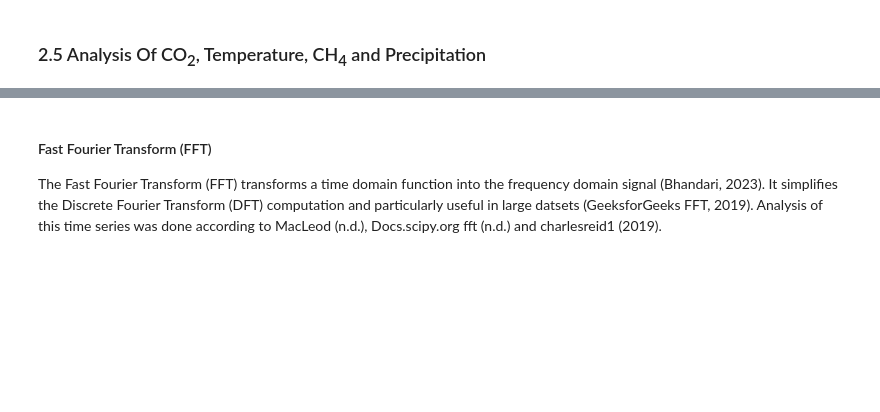
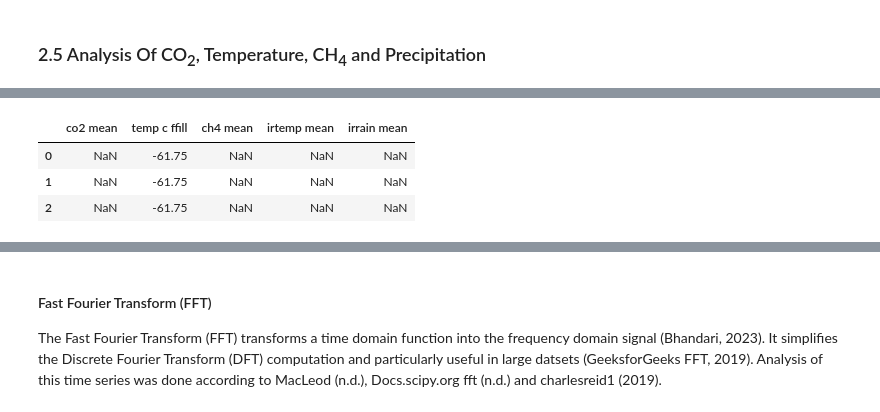
Before and after one commit to nurbujang/2progdaw23, a Jupyter notebook: project2.ipynb, the cells around one changed output, grey strips where cells are left out. Drawn from its saved outputs; the diff is of its cells as text; code cells hidden in the pictures; blank space fills up the shorter version.

```diff
--- a/project2.ipynb
+++ b/project2.ipynb
@@ -1504,0 +1469,44 @@ df_all[2].head(3)
+# %%
+import pymannkendall as mk
+
+mkzcols = ['co2 mean', 'temp c ffill', 'ch4 mean', 'irtemp mean', 'irrain mean']
+dfammkz = pd.read_csv('df_all_merge.csv', usecols=mkzcols)
+dfammkz.head(3)
+
+# df has to be in time series
+
+
+# def perform_mann_kendall_test(data):
+#     results = {}
+#     for column in data.columns:
+#         result = mk_test(data[column])
+#         results[column] = {
+#             'trend': result.trend,
+#             'h': result.h,
+#             'p': result.p,
+#             'z': result.z,
+#             'tau': result.tau,
+#             'slope': result.slope,
+#         }
+#     return results
+
+# # Perform Mann-Kendall test
+# mann_kendall_results = perform_mann_kendall_test(select_dfam)
+
+# # Display the results
+# for column, result in mann_kendall_results.items():
+#     print(f"Results for {column}:")
+#     print(f"Trend: {result['trend']}")
+#     print(f"H: {result['h']}")
+#     print(f"P-value: {result['p']}")
+#     print(f"MK Z: {result['z']}")
+#     print(f"Tau: {result['tau']}")
+#     print(f"Slope: {result['slope']}\n")
+
+result = mk.original_test(select_dfam)
+print(result)
+# %% [output]
+|  | co2 mean | temp c ffill | ch4 mean | irtemp mean | irrain mean |
+| 0 | NaN | -61.75 | NaN | NaN | NaN |
+| 1 | NaN | -61.75 | NaN | NaN | NaN |
+| 2 | NaN | -61.75 | NaN | NaN | NaN |
```
Also changed, not shown: parts of 27 cells of this notebook, 3 other files.
